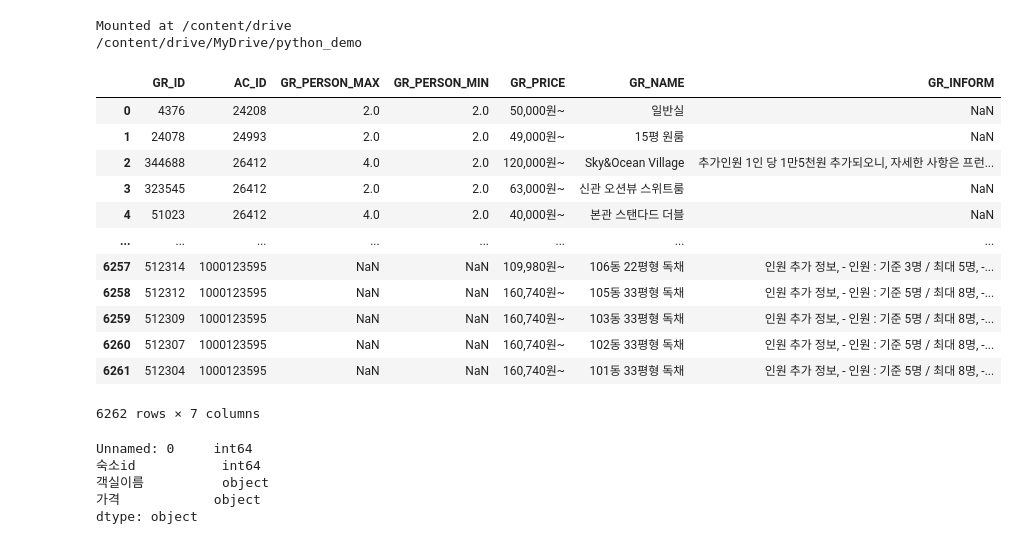
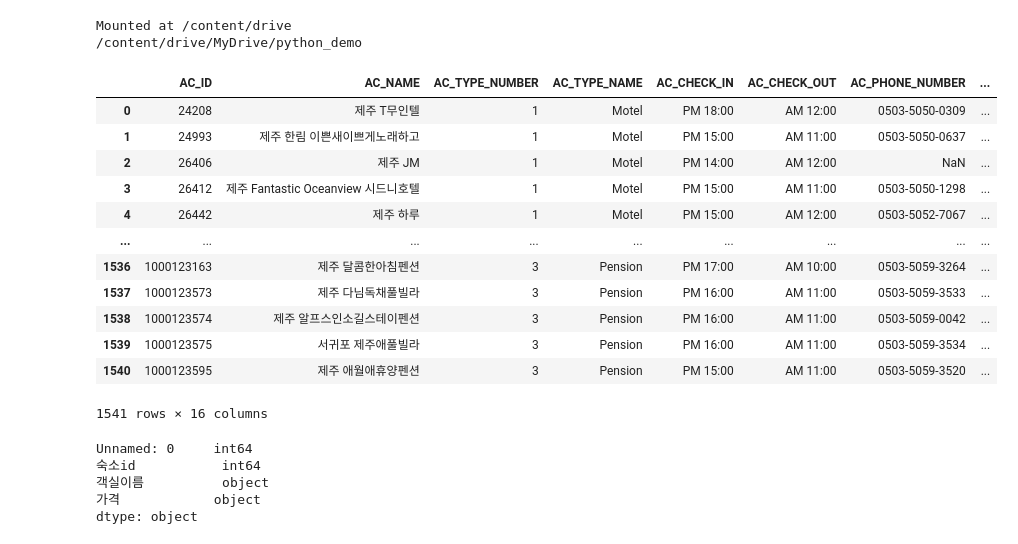
Before and after one commit to jasen8651/myfirstproject, a Jupyter notebook: Untitled26.ipynb, the cells around one changed output. Drawn from its saved outputs; the diff is of its cells as text; code cells hidden in the pictures.

```diff
--- a/Untitled26.ipynb
+++ b/Untitled26.ipynb
@@ -17,22 +17,22 @@ import pandas as pd
 # df=pd.read_csv('/content/drive/MyDrive/python_demo/pdsample/숙소정보크롤링.csv', sep=',', encoding='cp949')
 # df
 # %%
-df=pd.read_csv('/content/drive/MyDrive/python_demo/pdsample/객실테이블0228(GR).csv', sep=',', encoding='cp949')
+df=pd.read_csv('/content/drive/MyDrive/python_demo/pdsample/숙소정보크롤링0228(AC)수정.csv', sep=',', encoding='cp949')
 df
 # %% [output]
-|  | GR_ID | AC_ID | GR_PERSON_MAX | GR_PERSON_MIN | GR_PRICE | GR_NAME | GR_INFORM |
-| 0 | 4376 | 24208 | 2.0 | 2.0 | 50,000원~ | 일반실 | NaN |
-| 1 | 24078 | 24993 | 2.0 | 2.0 | 49,000원~ | 15평 원룸 | NaN |
-| 2 | 344688 | 26412 | 4.0 | 2.0 | 120,000원~ | Sky&Ocean Village | 추가인원 1인 당 1만5천원 추가되오니, 자세한 사항은 프런... |
-| 3 | 323545 | 26412 | 2.0 | 2.0 | 63,000원~ | 신관 오션뷰 스위트룸 | NaN |
-| 4 | 51023 | 26412 | 4.0 | 2.0 | 40,000원~ | 본관 스탠다드 더블 | NaN |
-| ... | ... | ... | ... | ... | ... | ... | ... |
-| 6257 | 512314 | 1000123595 | NaN | NaN | 109,980원~ | 106동 22평형 독채 | 인원 추가 정보, - 인원 : 기준 3명 / 최대 5명, -... |
-| 6258 | 512312 | 1000123595 | NaN | NaN | 160,740원~ | 105동 33평형 독채 | 인원 추가 정보, - 인원 : 기준 5명 / 최대 8명, -... |
-| 6259 | 512309 | 1000123595 | NaN | NaN | 160,740원~ | 103동 33평형 독채 | 인원 추가 정보, - 인원 : 기준 5명 / 최대 8명, -... |
-| 6260 | 512307 | 1000123595 | NaN | NaN | 160,740원~ | 102동 33평형 독채 | 인원 추가 정보, - 인원 : 기준 5명 / 최대 8명, -... |
-| 6261 | 512304 | 1000123595 | NaN | NaN | 160,740원~ | 101동 33평형 독채 | 인원 추가 정보, - 인원 : 기준 5명 / 최대 8명, -... |
+|  | AC_ID | AC_NAME | AC_TYPE_NUMBER | AC_TYPE_NAME | AC_CHECK_IN | AC_CHECK_OUT | AC_PHONE_NUMBER | ... |
+| 0 | 24208 | 제주 T무인텔 | 1 | Motel | PM 18:00 | AM 12:00 | 0503-5050-0309 | ... |
+| 1 | 24993 | 제주 한림 이쁜새이쁘게노래하고 | 1 | Motel | PM 15:00 | AM 11:00 | 0503-5050-0637 | ... |
+| 2 | 26406 | 제주 JM | 1 | Motel | PM 14:00 | AM 12:00 | NaN | ... |
+| 3 | 26412 | 제주 Fantastic Oceanview 시드니호텔 | 1 | Motel | PM 15:00 | AM 11:00 | 0503-5050-1298 | ... |
+| 4 | 26442 | 제주 하루 | 1 | Motel | PM 15:00 | AM 12:00 | 0503-5052-7067 | ... |
+| ... | ... | ... | ... | ... | ... | ... | ... | ... |
+| 1536 | 1000123163 | 제주 달콤한아침펜션 | 3 | Pension | PM 17:00 | AM 10:00 | 0503-5059-3264 | ... |
+| 1537 | 1000123573 | 제주 다님독채풀빌라 | 3 | Pension | PM 16:00 | AM 11:00 | 0503-5059-3533 | ... |
+| 1538 | 1000123574 | 제주 알프스인소길스테이펜션 | 3 | Pension | PM 16:00 | AM 11:00 | 0503-5059-0042 | ... |
+| 1539 | 1000123575 | 서귀포 제주애풀빌라 | 3 | Pension | PM 16:00 | AM 11:00 | 0503-5059-3534 | ... |
+| 1540 | 1000123595 | 제주 애월애휴양펜션 | 3 | Pension | PM 15:00 | AM 11:00 | 0503-5059-3520 | ... |
-6262 rows × 7 columns
+1541 rows × 16 columns
 # %%
 df.dtypes
 # %% [output]
```
Also changed, not shown: parts of 5 cells of this notebook.
